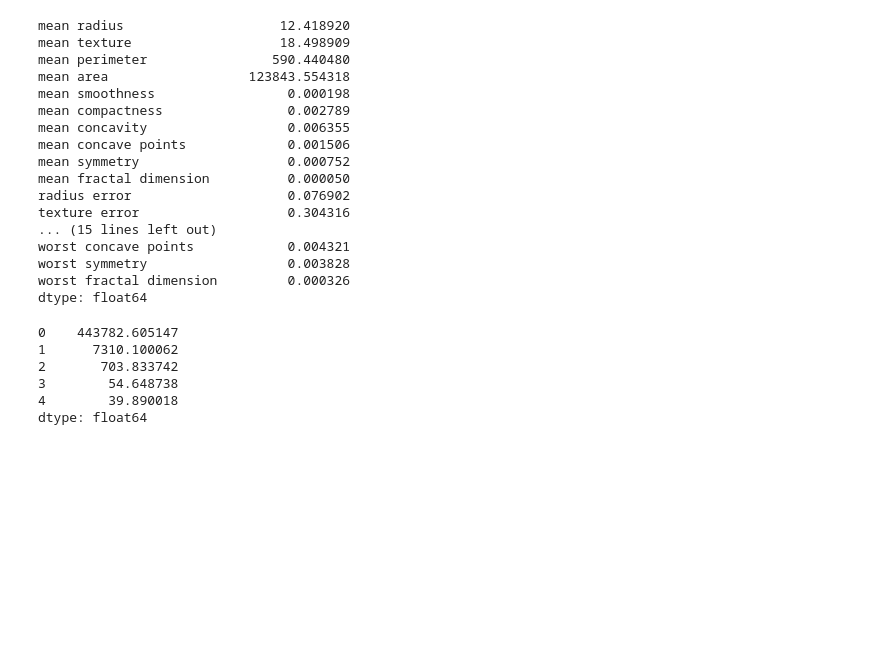
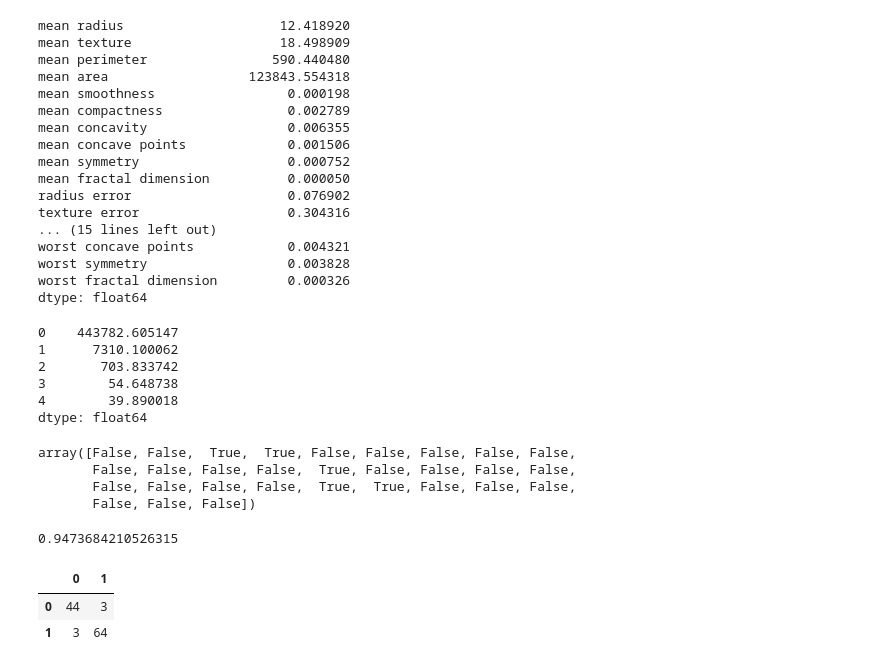
Before and after one commit to pad1903alx/kursalx, a Jupyter notebook: Dzien09/03-pca.ipynb, the cells around one changed output. Drawn from its saved outputs; the diff is of its cells as text; code cells hidden in the pictures; blank space fills up the shorter version.

```diff
--- a/Dzien09/03-pca.ipynb
+++ b/Dzien09/03-pca.ipynb
@@ -139,3 +142,6 @@ pd.DataFrame(X_pca).var()
 3        54.648738
 4        39.890018
 dtype: float64
+# %%
+X = df.copy()
+y = ds.target
@@ -141,0 +151,23 @@ dtype: float64
+# %%
+fe = SelectKBest(chi2, k=N_DIM)
+fe.fit(X, y)
+#fe.get_feature_names_out()
+fe.get_support()
+# %% [output]
+array([False, False,  True,  True, False, False, False, False, False,
+       False, False, False, False,  True, False, False, False, False,
+       False, False, False, False,  True,  True, False, False, False,
+       False, False, False])
+# %%
+best_cols = X.columns[fe.get_support()]
+
+X_train, X_test, y_train, y_test = train_test_split(df[best_cols], ds.target, test_size=.2, random_state=0)
+model = DecisionTreeClassifier(max_depth=7, random_state=0)
+model.fit(X_train, y_train)
+print(model.score(X_test, y_test))
+pd.DataFrame( confusion_matrix( y_test, model.predict(X_test) ) )
+# %% [output]
+0.9473684210526315
+|  | 0 | 1 |
+| 0 | 44 | 3 |
+| 1 | 3 | 64 |
```
Also changed, not shown: parts of 8 cells of this notebook, 1 other file.
